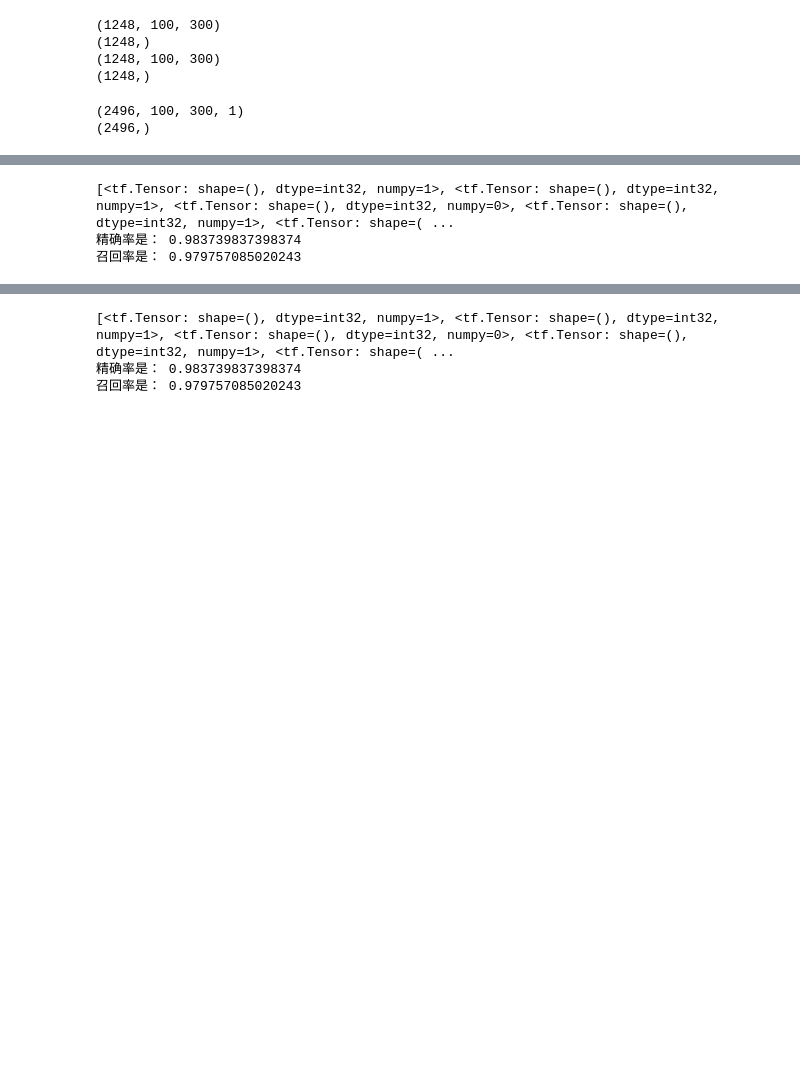
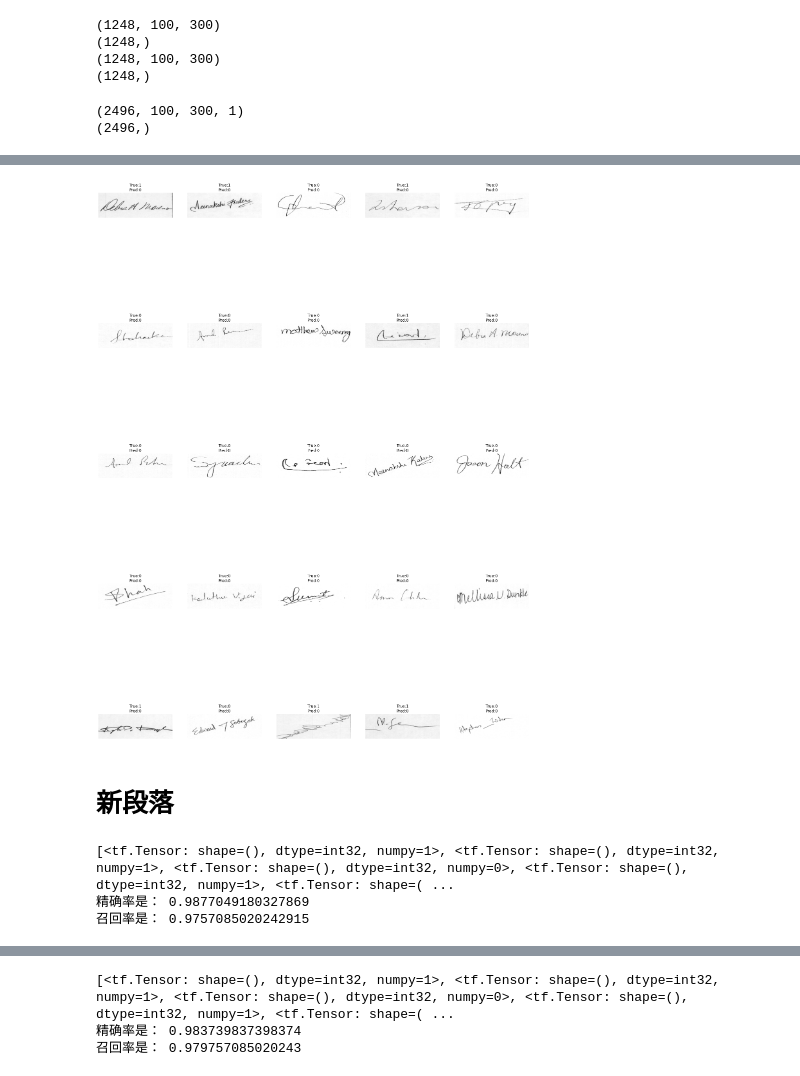
Before and after one commit to lingzi5720/lingzi5720, a Jupyter notebook: Untitled0_(1).ipynb, the cells around one changed output, grey strips where cells are left out. Drawn from its saved outputs; the diff is of its cells as text; code cells hidden in the pictures; blank space fills up the shorter version.

```diff
--- a/Untitled0_(1).ipynb
+++ b/Untitled0_(1).ipynb
@@ -248,4 +255,21 @@ sample: (32, 100, 300, 1) (32,) tf.Tensor(0.20784314, shape=(), dtype=float32) t
 49 acc: 0.982
+# %%
+logits = network(x_test)
+prob = tf.nn.softmax(logits, axis=1)
+pred = tf.argmax(prob, axis=1)
+plt.figure(figsize=(24*1,36*1.0))
+x_test_ = tf.squeeze(x_test, axis = -1)
+for i in range(25):
+    axes = plt.subplot(5,5,i+1)
+    axes.imshow(x_test_[i],cmap='gray')
+    t = y_test[i]
+    p = pred[i]
+    axes.set_title('True:%d\nPred:%d'%(t,p))
+    axes.axis('off')
+# %% [output]
+[figure, added]
+# %% [markdown]
+# 新段落
 # %%
 total_num = 0
 total_correct = 0
@@ -272,8 +296,8 @@ from sklearn.metrics import recall_score
 print('召回率是：', recall_score(trans(y_test), trans(y_)))
 # %% [output]
 [<tf.Tensor: shape=(), dtype=int32, numpy=1>, <tf.Tensor: shape=(), dtype=int32, numpy=1>, <tf.Tensor: shape=(), dtype=int32, numpy=0>, <tf.Tensor: shape=(), dtype=int32, numpy=1>, <tf.Tensor: shape=( ...
-精确率是： 0.983739837398374
-召回率是： 0.979757085020243
+精确率是： 0.9877049180327869
+召回率是： 0.9757085020242915
 # %%
 
 from matplotlib import pyplot as plt #as就是重新命名的意思
```
Also changed, not shown: parts of 10 cells of this notebook.
